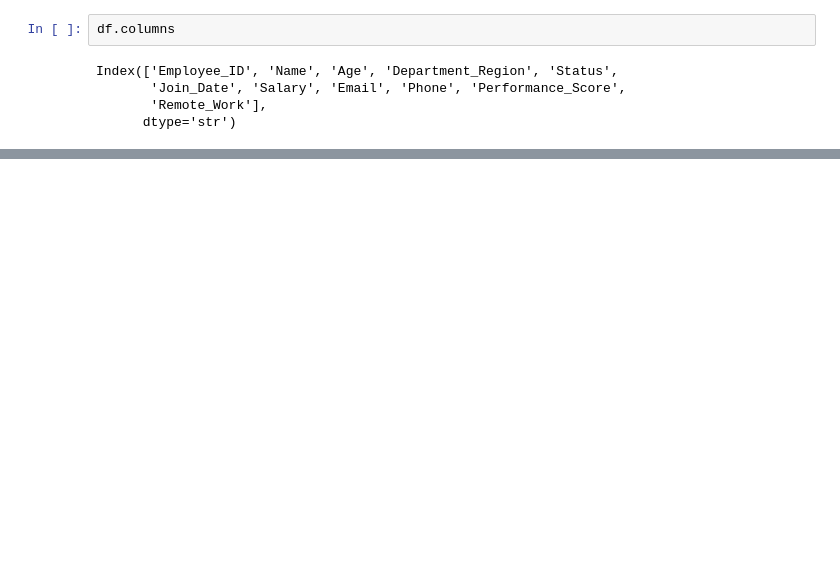
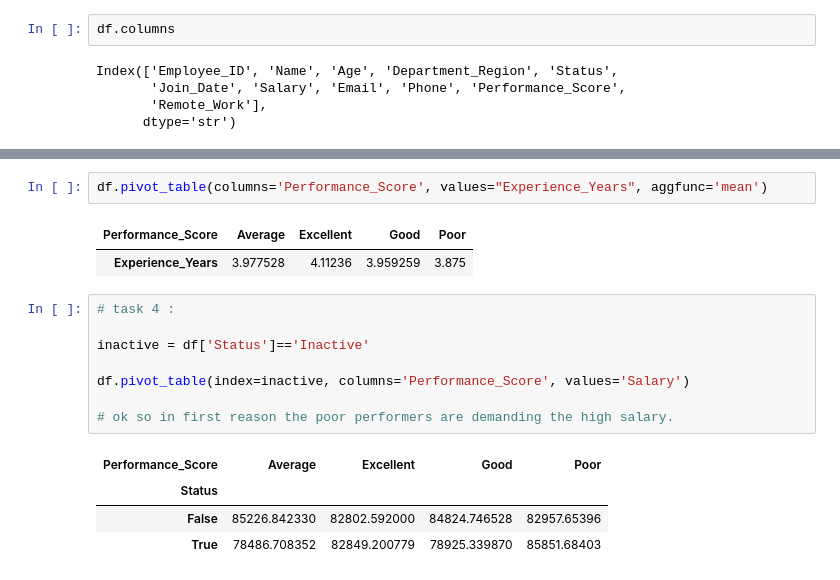
Before and after one commit to aayushmanz/Python-For-Data-Science, a Jupyter notebook: Pandas in Python/Practice in pandas/Practice_9_.Messy_Employee.ipynb, the cells around one changed output, grey strips where cells are left out. Cells and saved outputs as stored; diff of their text form; blank space fills up the shorter version.

```diff
--- a/Pandas in Python/Practice in pandas/Practice_9_.Messy_Employee.ipynb
+++ b/Pandas in Python/Practice in pandas/Practice_9_.Messy_Employee.ipynb
@@ -229,0 +291,18 @@ df.pivot_table(values='Salary', columns='Performance_Score', index='Age')
+# %%
+df.pivot_table(columns='Performance_Score', values="Experience_Years", aggfunc='mean')
+# %% [output]
+| Performance_Score | Average | Excellent | Good | Poor |
+| Experience_Years | 3.977528 | 4.11236 | 3.959259 | 3.875 |
+# %%
+# task 4 :
+
+inactive = df['Status']=='Inactive'
+
+df.pivot_table(index=inactive, columns='Performance_Score', values='Salary')
+
+# ok so in first reason the poor performers are demanding the high salary.
+# %% [output]
+| Performance_Score | Average | Excellent | Good | Poor |
+| Status |  |  |  |  |
+| False | 85226.842330 | 82802.592000 | 84824.746528 | 82957.65396 |
+| True | 78486.708352 | 82849.200779 | 78925.339870 | 85851.68403 |
```
Also changed, not shown: parts of 14 cells of this notebook.
